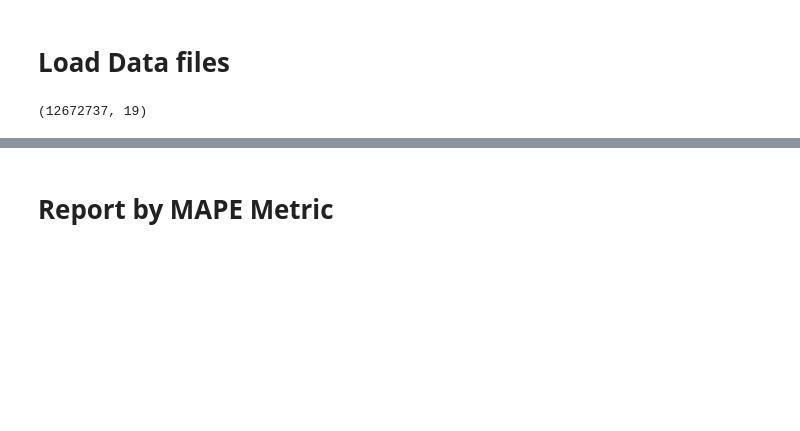
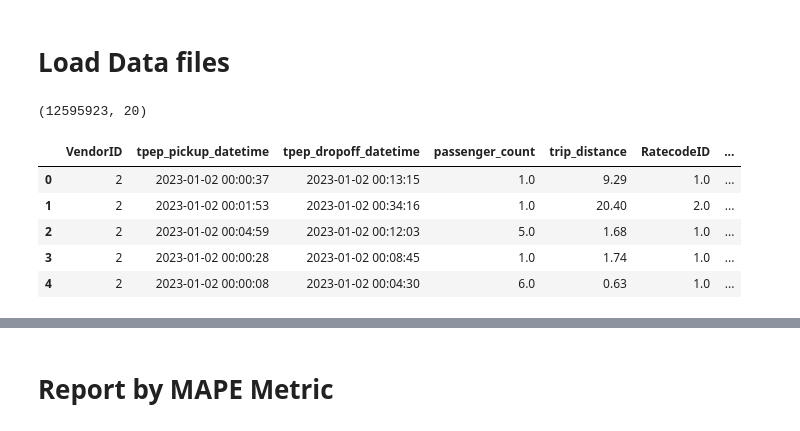
Before and after one commit to MohammadVatani/demand_prediction, a Jupyter notebook: Evaluation/Evaluation.ipynb, the cells around one changed output, grey strips where cells are left out. Saved outputs shown, nothing was run; the diff lists cells and outputs as text; code cells hidden in the pictures; blank space fills up the shorter version.

```diff
--- a/Evaluation/Evaluation.ipynb
+++ b/Evaluation/Evaluation.ipynb
@@ -8,12 +10,28 @@ import matplotlib.pyplot as plt
 # %% [markdown]
 # Load Data files
 # %%
-DATA_FILE_PATHS = '../data'
+DATA_FILE_PATHS = '/workspace/rahnemacollege/Project/Git/demand-prediction/data'
 start_date = pd.to_datetime('2023-04-01 00:00:00')
 end_date = pd.to_datetime('2023-05-01 00:00:00')
 # %%
-trips_pq = pq.read_table(DATA_FILE_PATHS)
-trips_df = trips_pq.to_pandas()
-trips_df.shape
+def load_data(file_paths, start_date=None):
+    df = pd.read_parquet(file_paths)
+    df['date'] = df['tpep_pickup_datetime'].dt.date.astype(str)
+
+    if start_date:
+        df = df[df['date'] > start_date].reset_index(drop=True)
+
+    return df
+
+
+rides_df = load_data(DATA_FILE_PATHS, '2023-01-01')
+print(rides_df.shape)
+rides_df.head()
 # %% [output]
-(12672737, 19)
+(12595923, 20)
+|  | VendorID | tpep_pickup_datetime | tpep_dropoff_datetime | passenger_count | trip_distance | RatecodeID | ... |
+| 0 | 2 | 2023-01-02 00:00:37 | 2023-01-02 00:13:15 | 1.0 | 9.29 | 1.0 | ... |
+| 1 | 2 | 2023-01-02 00:01:53 | 2023-01-02 00:34:16 | 1.0 | 20.40 | 2.0 | ... |
+| 2 | 2 | 2023-01-02 00:04:59 | 2023-01-02 00:12:03 | 5.0 | 1.68 | 1.0 | ... |
+| 3 | 2 | 2023-01-02 00:00:28 | 2023-01-02 00:08:45 | 1.0 | 1.74 | 1.0 | ... |
+| 4 | 2 | 2023-01-02 00:00:08 | 2023-01-02 00:04:30 | 6.0 | 0.63 | 1.0 | ... |
```
Also changed, not shown: parts of 19 cells of this notebook, 1 other file.
